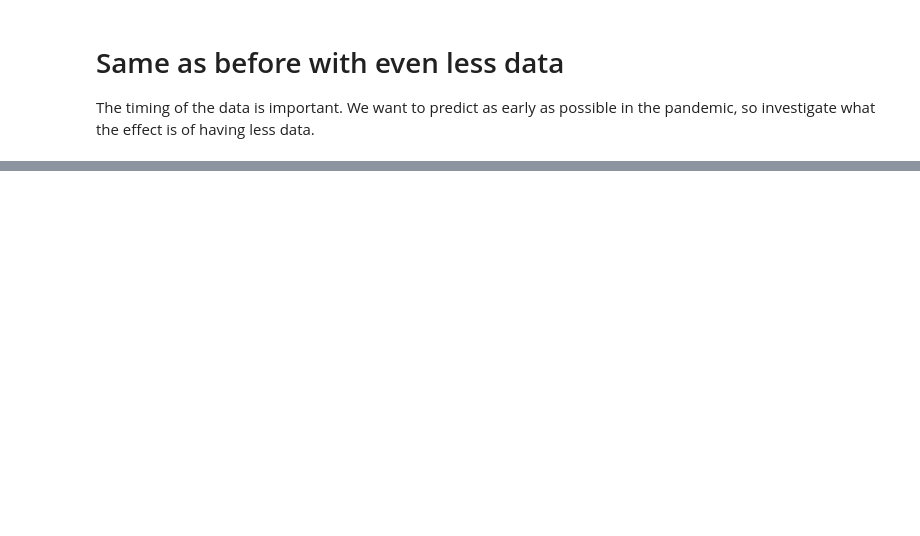
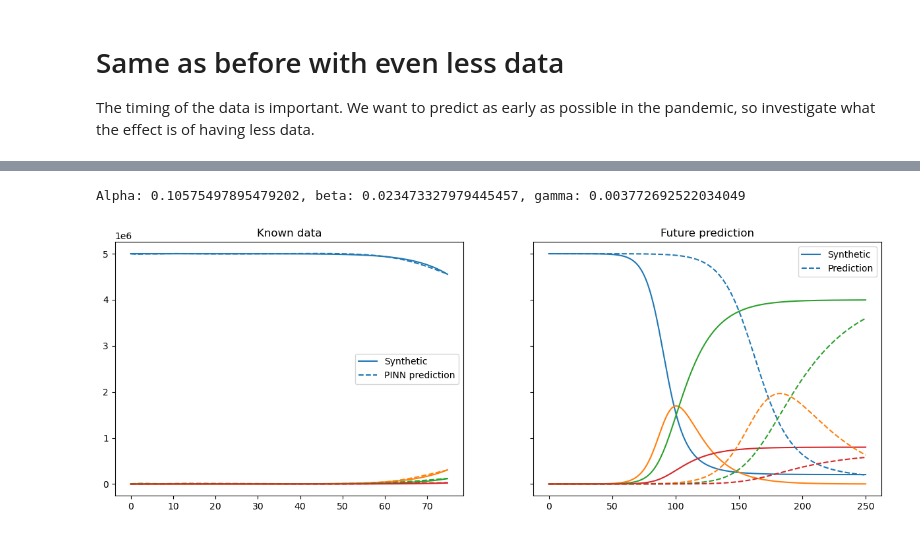
Before and after one commit to Jhammerh92/Deep_Learning_Project_PINN, a Jupyter notebook: DINN_implementation/SIRD_deepxde.ipynb, the cells around one changed output, grey strips where cells are left out. Drawn from its saved outputs; the diff is of its cells as text; code cells hidden in the pictures; blank space fills up the shorter version.

```diff
--- a/DINN_implementation/SIRD_deepxde.ipynb
+++ b/DINN_implementation/SIRD_deepxde.ipynb
@@ -132,0 +135,9 @@ plot_less.show_known_and_prediction()
+# %%
+max_timestep = 75
+t_bool = t_synth < max_timestep
+t = t_synth[t_bool]
+wsol = wsol_synth[t_bool]
+# %%
+model_less_2 = SIRD_deepxde_net(t, wsol)
+model_less_2.init_model(print_every=1000)
+model_less_2.train_model(iterations=10000)
@@ -132,0 +162,14 @@ plot_less.show_known_and_prediction()
+# %%
+alpha_nn, beta_nn, gamma_nn = model_less_2.get_predicted_params()
+print(f'Alpha: {alpha_nn}, beta: {beta_nn}, gamma: {gamma_nn}')
+t_nn_param, wsol_nn_param, N_nn_param = solver.solve_SIRD(alpha_nn, beta_nn, gamma_nn)
+# %% [output]
+Alpha: 0.10575497895479202, beta: 0.023473327979445457, gamma: 0.003772692522034049
+# %%
+model_less_2.set_synthetic_data(t_synth, wsol_synth)
+model_less_2.set_nn_synthetic_data(t_nn_param, wsol_nn_param)
+plot_less_2 = Plot(model_less_2)
+# %%
+plot_less_2.show_known_and_prediction()
+# %% [output]
+[figure, added]
```
Also changed, not shown: parts of 9 cells of this notebook, 2 other files.
